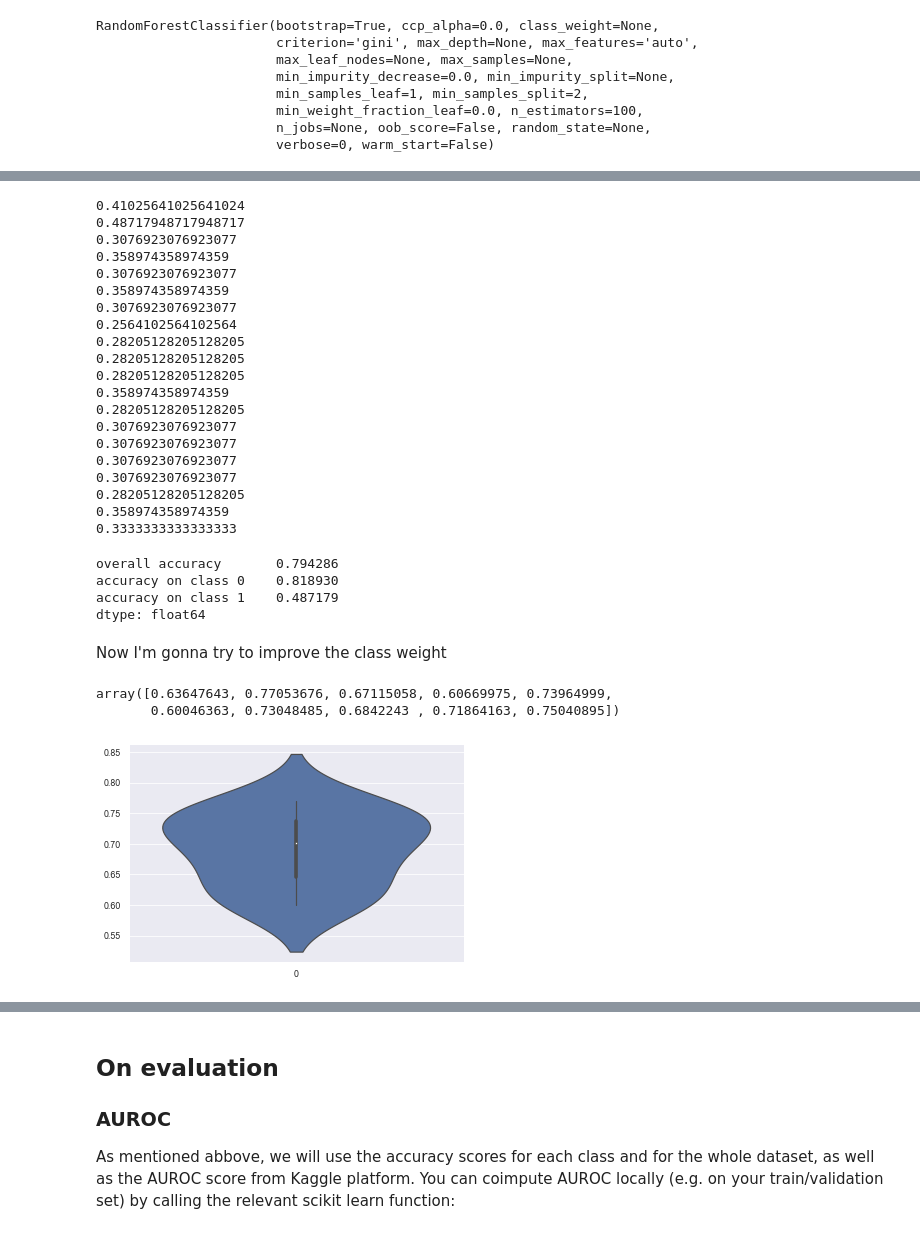
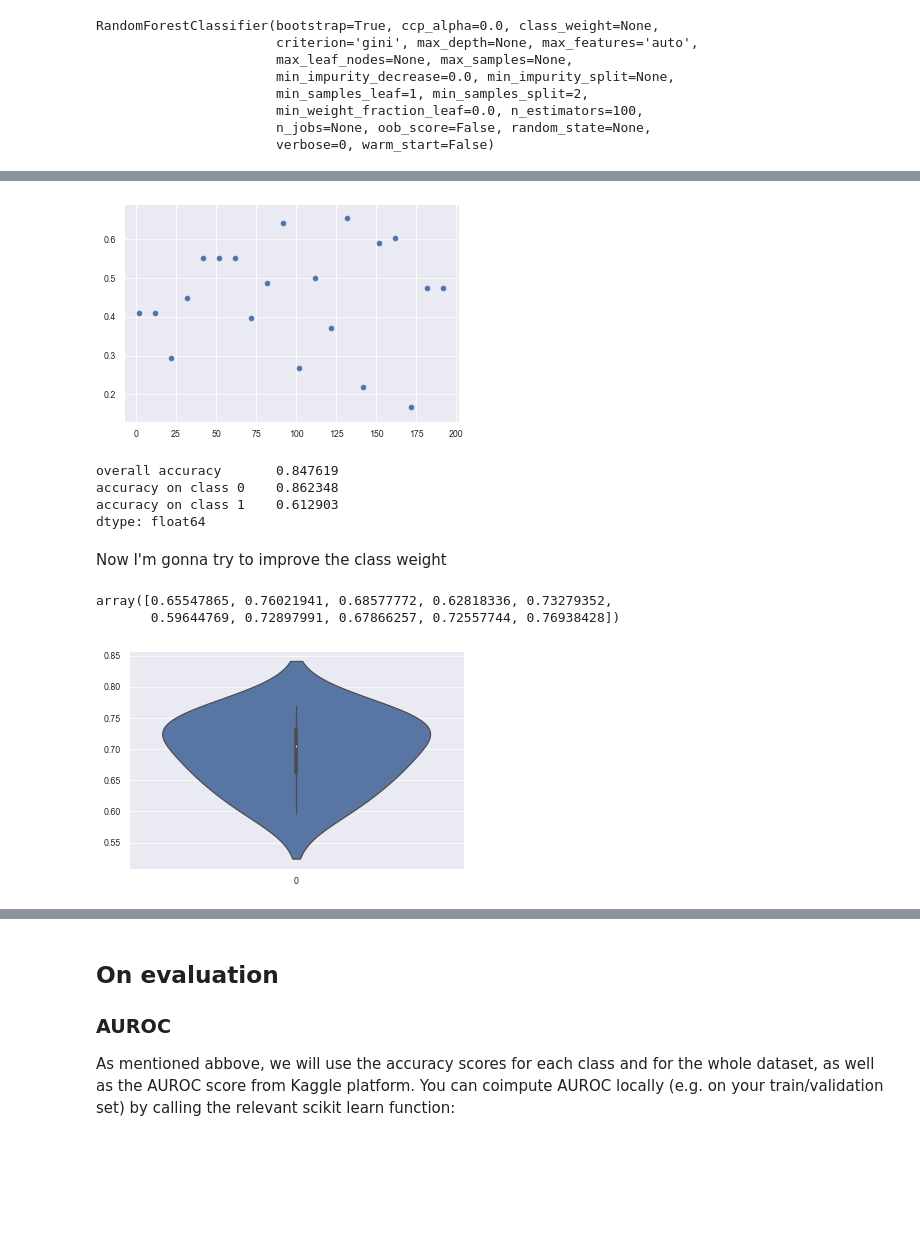
Before and after one commit to lucas-ubm/MaastrichtFlu, a Jupyter notebook: models.ipynb, the cells around one changed output, grey strips where cells are left out. Drawn from its saved outputs; the diff is of its cells as text; code cells hidden in the pictures; blank space fills up the shorter version.

```diff
--- a/models.ipynb
+++ b/models.ipynb
@@ -409,48 +378,32 @@ rf.describe()
 # %%
-score(models[92], X_test, y_test)
-
-for mod in models.items():
-    print(score(mod[1],X_test,y_test)['accuracy on class 1'])
+def flu_accuracy(models):
+    accuracy = {}
+    for k, mod in models.items():
+        accuracy[k] = score(mod[1],X_test,y_test)['accuracy on class 1']
+    plt.scatter(accuracy.keys(), accuracy.values())
-# %% [output]
-0.41025641025641024
-0.48717948717948717
-0.3076923076923077
-0.358974358974359
-0.3076923076923077
-0.358974358974359
-0.3076923076923077
-0.2564102564102564
-0.28205128205128205
-0.28205128205128205
-0.28205128205128205
-0.358974358974359
-0.28205128205128205
-0.3076923076923077
-0.3076923076923077
-0.3076923076923077
-0.3076923076923077
-0.28205128205128205
-0.358974358974359
-0.3333333333333333
+# %%
+flu_accuracy(models)
+# %% [output]
+[figure, added]
 # %%
-score(models[12], X_test, y_test)
+score(models[52], X_test, y_test)
 # %% [output]
-overall accuracy       0.794286
-accuracy on class 0    0.818930
-accuracy on class 1    0.487179
+overall accuracy       0.847619
+accuracy on class 0    0.862348
+accuracy on class 1    0.612903
 dtype: float64
 # %% [markdown]
 Now I'm gonna try to improve the class weight
 # %%
-rf = RandomForestClassifier(max_depth=4,n_estimators=122, class_weight={0:0.05, 1:0.95})
+rf = RandomForestClassifier(max_depth=4,n_estimators=132, class_weight={0:0.05, 1:0.95})
 rf.fit(X_train, y_train)
 ma = cross_val_score(rf, num.drop('flu', axis=1), num['flu'], scoring='roc_auc', cv=10)
 sns.violinplot(data = ma)
 ma
 # %% [output]
-array([0.63647643, 0.77053676, 0.67115058, 0.60669975, 0.73964999,
-       0.60046363, 0.73048485, 0.6842243 , 0.71864163, 0.75040895])
+array([0.65547865, 0.76021941, 0.68577772, 0.62818336, 0.73279352,
+       0.59644769, 0.72897991, 0.67866257, 0.72557744, 0.76938428])
-[figure, old version]
+[figure, new version]
 # %%
 score(rf, X_test, y_test)
 # %% [output]
```
Also changed, not shown: parts of 41 cells of this notebook, 2 other files.
